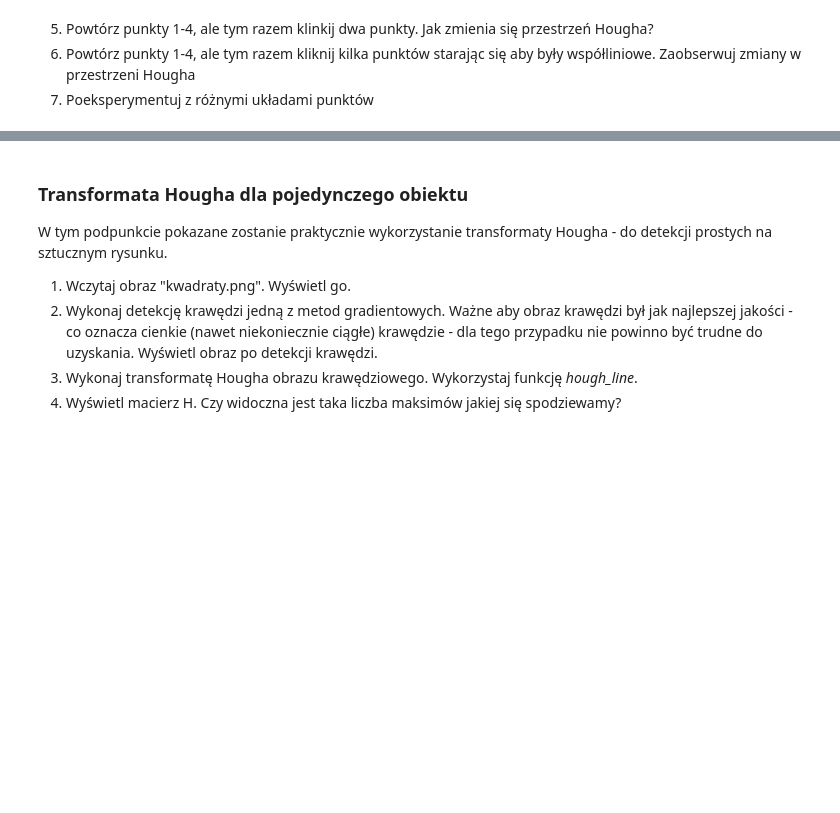
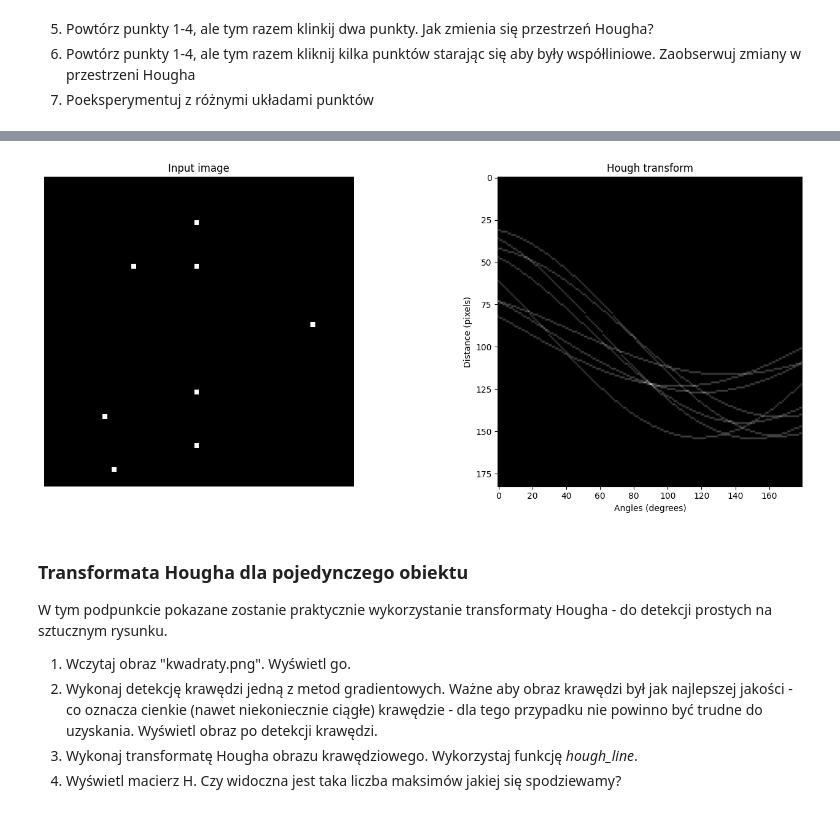
Before and after one commit to sQbanv/Introduction-to-Digital-Image-Processing, a Jupyter notebook: Tranformacja Hougha/Hough.ipynb, the cells around one changed output, grey strips where cells are left out. Cells and saved outputs as stored; diff of their text form; code cells hidden in the pictures; blank space fills up the shorter version.

```diff
--- a/Tranformacja Hougha/Hough.ipynb
+++ b/Tranformacja Hougha/Hough.ipynb
@@ -84,3 +106,13 @@ def show_hough(h, image):
+# %%
+im[18, 18] = 1
+im[60, 14] = 1
+im[49, 12] = 1
+im[30, 55] = 1
+
+hough, theta, rho = hough_line(im)
+show_hough(hough, im)
+# %% [output]
+[figure, added]
 # %% [markdown]
 ### Transformata Hougha dla pojedynczego obiektu
 
```
Also changed, not shown: parts of 18 cells of this notebook, 3 other files.
